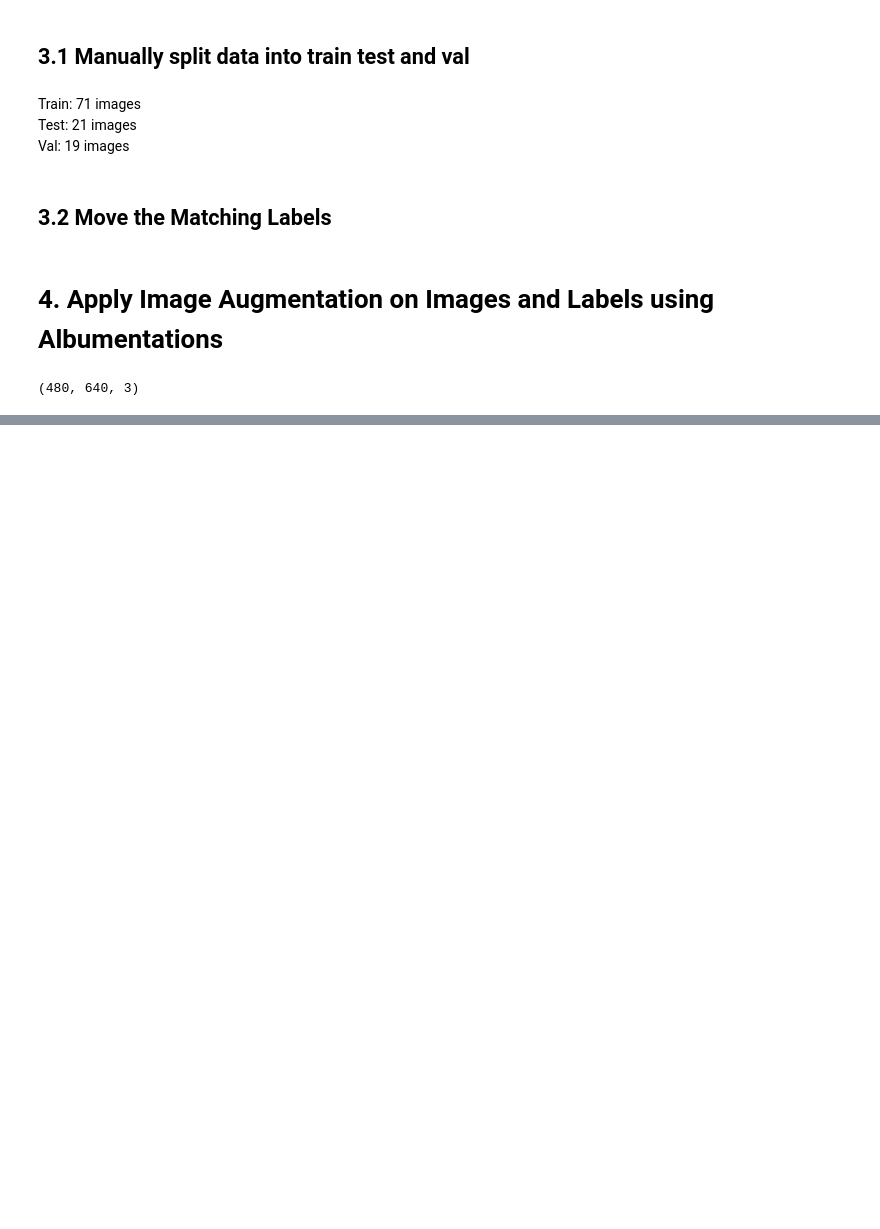
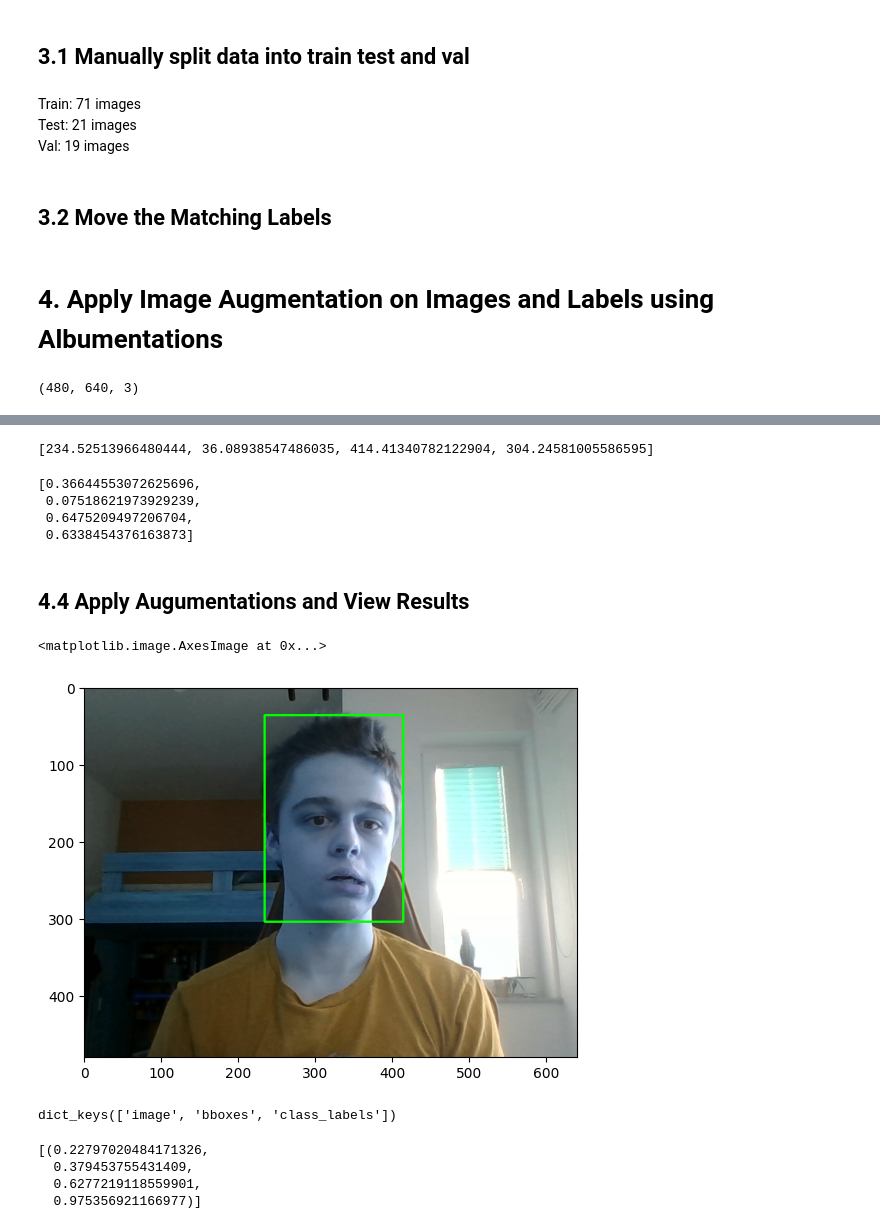
Before and after one commit to Franulo/Deep-Learning-Journey, a Jupyter notebook: 02.YoutubeTutorial/Course.ipynb, the cells around one changed output, grey strips where cells are left out. Drawn from its saved outputs; the diff is of its cells as text; code cells hidden in the pictures; blank space fills up the shorter version.

```diff
--- a/02.YoutubeTutorial/Course.ipynb
+++ b/02.YoutubeTutorial/Course.ipynb
@@ -209,0 +214,3 @@ augmentor = alb.Compose([alb.RandomCrop(width=450, height=450),
+# %%
+with open(os.path.join('data', 'train', 'labels', '008baf2e-3f5f-11ee-8e88-5ce42a8c8f38.json'), 'r') as f:
+    label = json.load(f)
@@ -209,0 +224,34 @@ augmentor = alb.Compose([alb.RandomCrop(width=450, height=450),
+# %%
+coords = [None, None, None, None]
+coords[0] = label['shapes'][0]['points'][0][0]
+coords[1] = label['shapes'][0]['points'][0][1]
+coords[2] = label['shapes'][0]['points'][1][0]
+coords[3] = label['shapes'][0]['points'][1][1]
+# %%
+coords
+# %% [output]
+[234.52513966480444, 36.08938547486035, 414.41340782122904, 304.24581005586595]
+# %%
+coords = list(np.divide(coords, [640, 480, 640, 480]))
+# %%
+coords # Now it is in the 'albumentations' format
+# %% [output]
+[0.36644553072625696,
+ 0.07518621973929239,
+ 0.6475209497206704,
+ 0.6338454376163873]
+# %% [markdown]
+## 4.4 Apply Augumentations and View Results
+# %%
+img = cv2.imread(os.path.join('data', 'train', 'images', '008baf2e-3f5f-11ee-8e88-5ce42a8c8f38.jpg'))
+# %%
+cv2.rectangle(img=img,
+              pt1=tuple(np.multiply(coords[:2], [640, 480]).astype(int)),
+              pt2=tuple(np.multiply(coords[2:], [640, 480]).astype(int)),
+              color=(0, 255, 0),
+              thickness=2)
+
+plt.imshow(img)
+# %% [output]
+<matplotlib.image.AxesImage at 0x...>
+[figure, added]
@@ -209,0 +260,11 @@ augmentor = alb.Compose([alb.RandomCrop(width=450, height=450),
+# %%
+augmented.keys()
+# %% [output]
+dict_keys(['image', 'bboxes', 'class_labels'])
+# %%
+augmented['bboxes']
+# %% [output]
+[(0.22797020484171326,
+  0.379453755431409,
+  0.6277219118559901,
+  0.975356921166977)]
```
Also changed, not shown: parts of 59 cells of this notebook.
